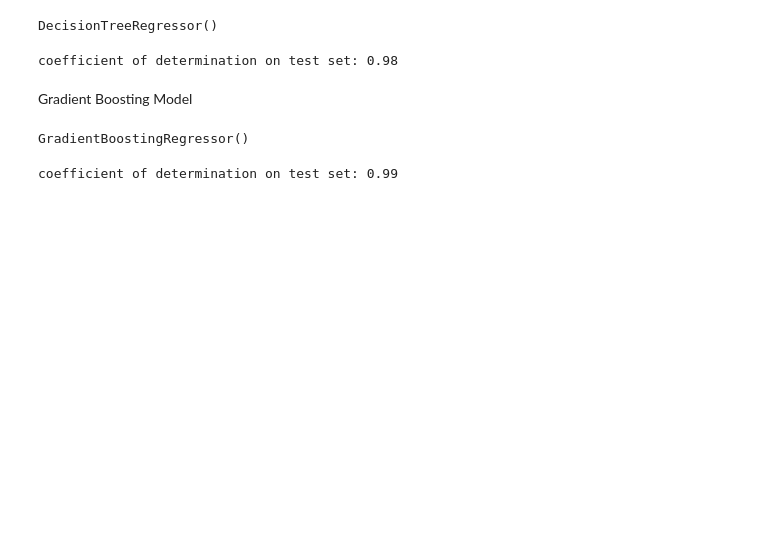
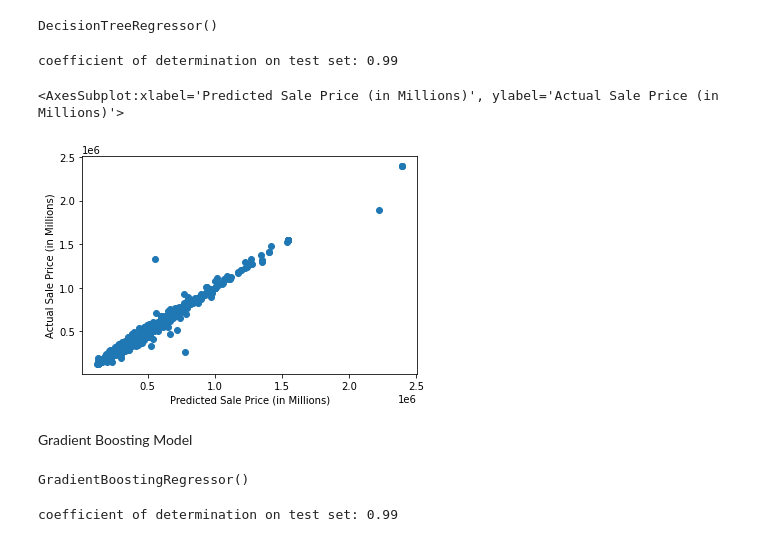
Before and after one commit to katechez8/Stat-451-Final-Project, a Jupyter notebook: data-cleaning.ipynb, the cells around one changed output. Cells and saved outputs as stored; diff of their text form; code cells hidden in the pictures; blank space fills up the shorter version.

```diff
--- a/data-cleaning.ipynb
+++ b/data-cleaning.ipynb
@@ -52,11 +94,14 @@ tree.fit(xTrain, yTrain)
 DecisionTreeRegressor()
 # %%
 #assess tree
-yhat = tree.predict(xTest)
-score = tree.score(xTest, yTest)
-print('coefficient of determination on test set:', np.round(score,2))
+yHatTree = tree.predict(xTest)
+scoreTree = tree.score(xTest, yTest)
+print('coefficient of determination on test set:', np.round(scoreTree,2))
+PlotScatter(yHatTree)
 # %% [output]
-coefficient of determination on test set: 0.98
+coefficient of determination on test set: 0.99
+<AxesSubplot:xlabel='Predicted Sale Price (in Millions)', ylabel='Actual Sale Price (in Millions)'>
+[figure, added]
 # %% [markdown]
 Gradient Boosting Model
 # %%
```
Also changed, not shown: parts of 8 cells of this notebook.
